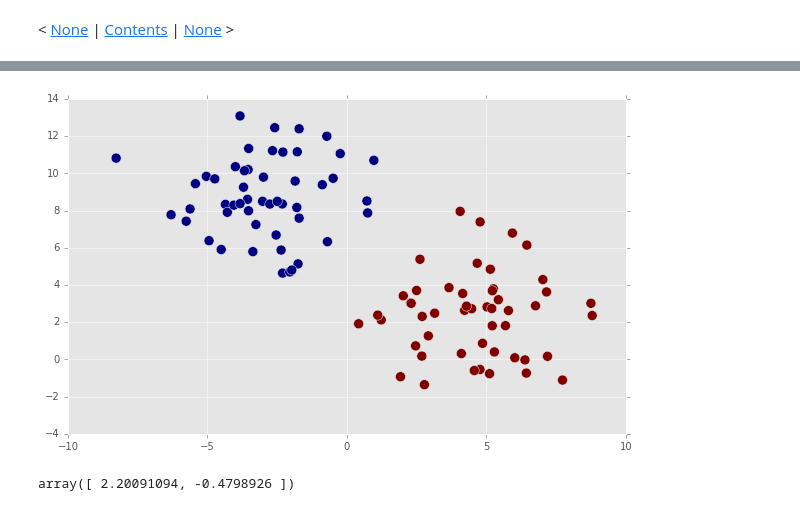
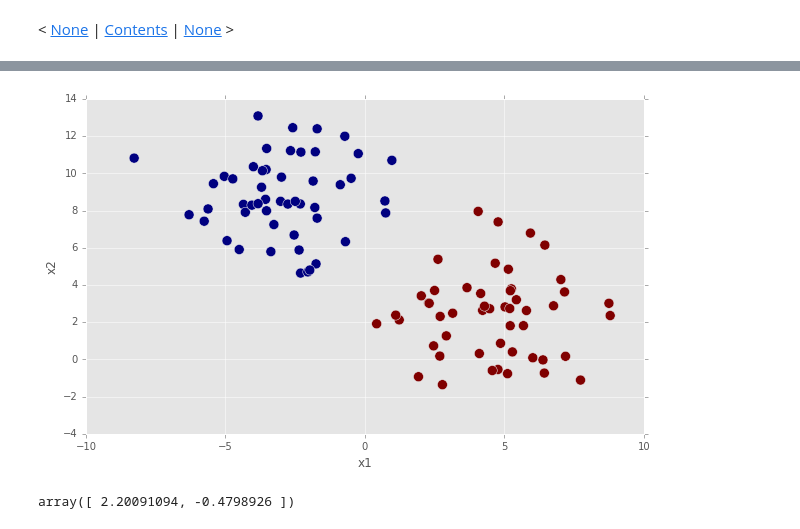
Before and after one commit to mbeyeler/opencv-machine-learning, a Jupyter notebook: notebooks/09.01-Understanding-perceptrons.ipynb, the cells around one changed output, grey strips where cells are left out. Cells and saved outputs as stored; diff of their text form; code cells hidden in the pictures.

```diff
--- a/notebooks/09.01-Understanding-perceptrons.ipynb
+++ b/notebooks/09.01-Understanding-perceptrons.ipynb
@@ -30,0 +18,4 @@ p.n_iter
+# %%
+import matplotlib.pyplot as plt
+%matplotlib inline
+plt.style.use('ggplot')
@@ -54,10 +57,13 @@ y = 2 * y - 1
 # %%
 import matplotlib.pyplot as plt
 plt.style.use('ggplot')
 %matplotlib inline
 plt.figure(figsize=(10, 6))
 plt.scatter(X[:, 0], X[:, 1], s=100, c=y);
+plt.xlabel('x1')
+plt.ylabel('x2')
+plt.savefig('perceptron-data.png')
 # %% [output]
-[figure, old version]
+[figure, new version]
 # %%
 p = Perceptron(lr=0.1, n_iter=10)
```
Also changed, not shown: parts of 16 cells of this notebook, 2 other files.
